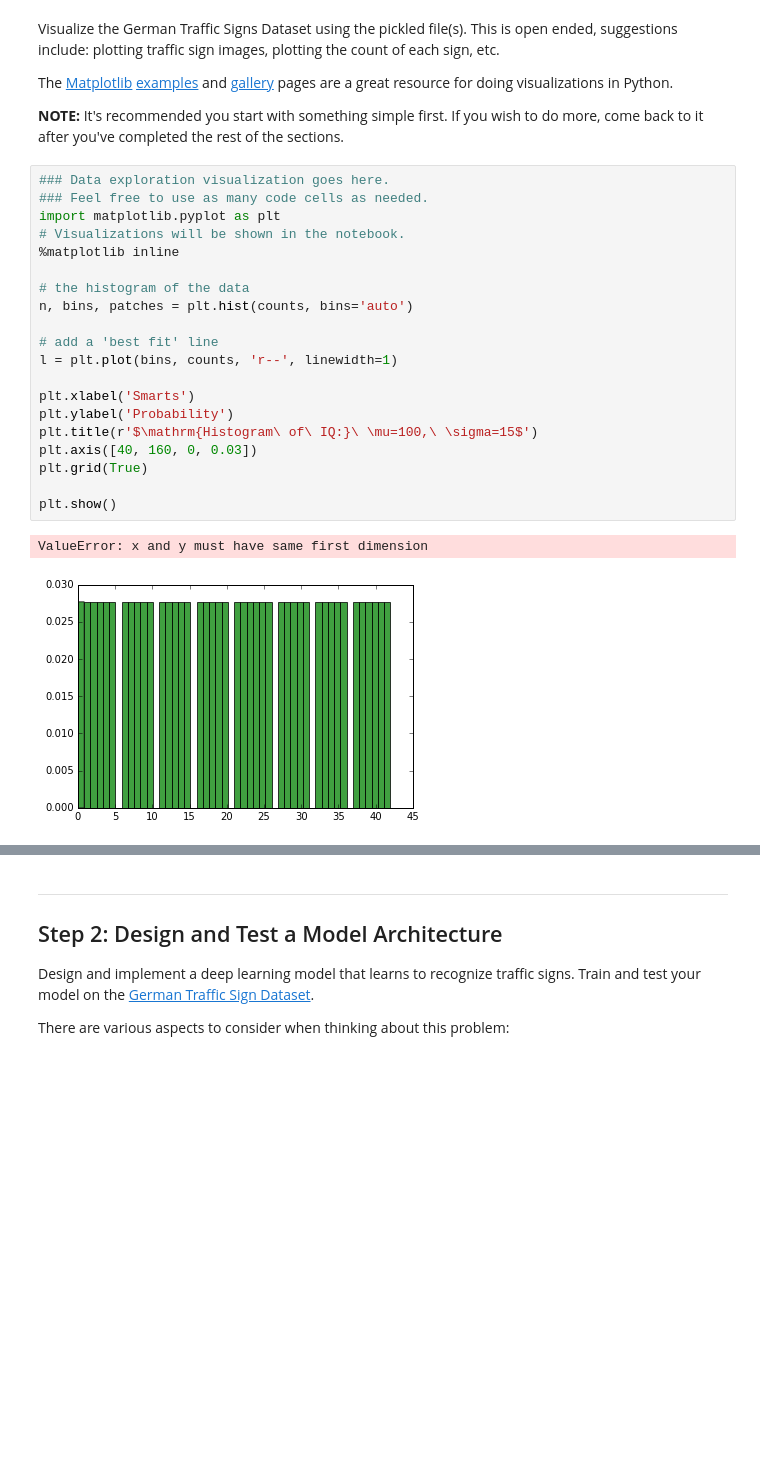
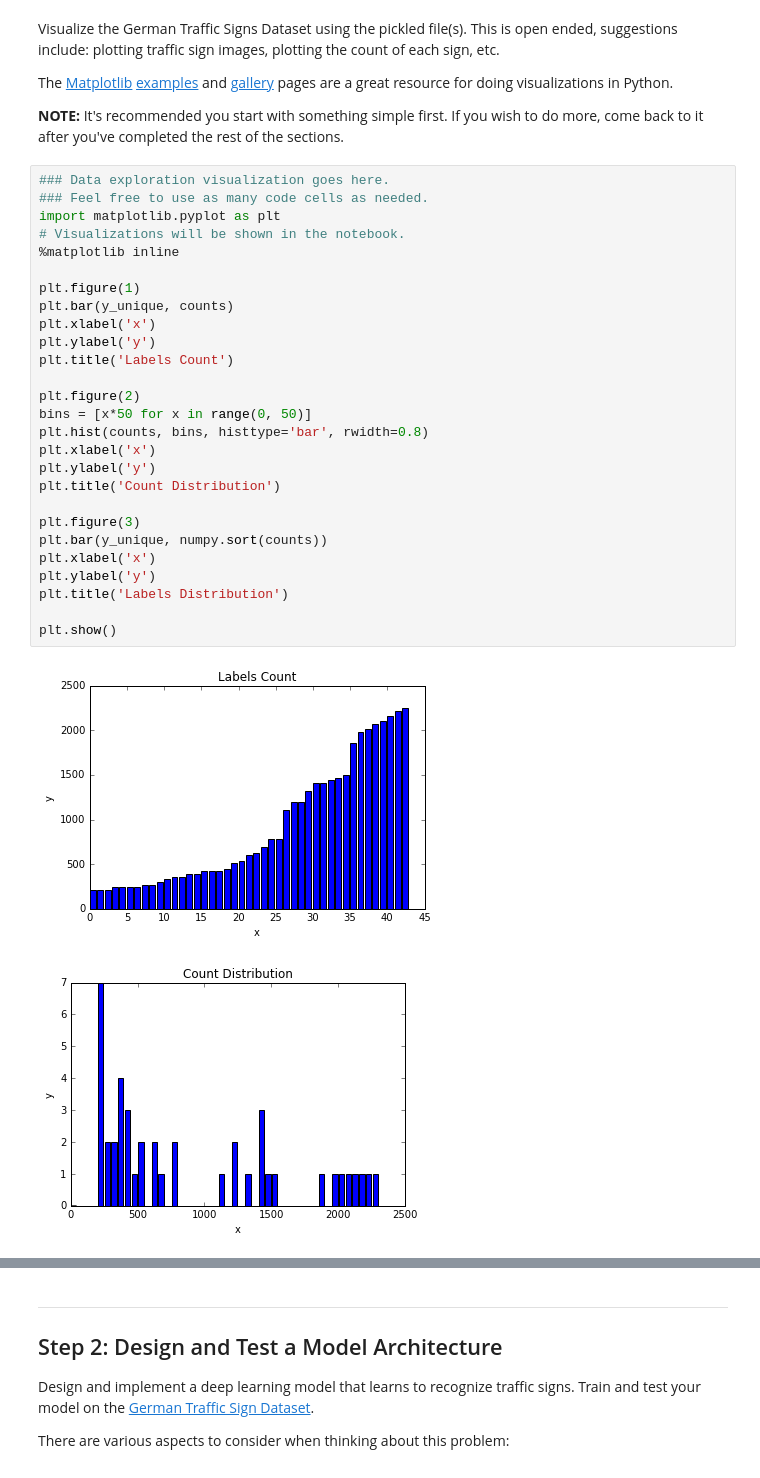
Before and after one commit to CreatCodeBuild/CarND-Traffic-Sign-Classifier-Project, a Jupyter notebook: Traffic_Sign_Classifier.ipynb, the cells around one changed output, grey strips where cells are left out. Saved outputs shown, nothing was run; the diff lists cells and outputs as text; blank space fills up the shorter version.

Commit message:
+ label counts, label distribution, count distribution

```diff
--- a/Traffic_Sign_Classifier.ipynb
+++ b/Traffic_Sign_Classifier.ipynb
@@ -78,23 +81,30 @@ The [Matplotlib](http://matplotlib.org/) [examples](http://matplotlib.org/exampl
 # %%
 ### Data exploration visualization goes here.
 ### Feel free to use as many code cells as needed.
 import matplotlib.pyplot as plt
 # Visualizations will be shown in the notebook.
 %matplotlib inline
 
-# the histogram of the data
-n, bins, patches = plt.hist(counts, bins='auto')
+plt.figure(1)
+plt.bar(y_unique, counts)
+plt.xlabel('x')
+plt.ylabel('y')
+plt.title('Labels Count')
 
-# add a 'best fit' line
-l = plt.plot(bins, counts, 'r--', linewidth=1)
+plt.figure(2)
+bins = [x*50 for x in range(0, 50)]
+plt.hist(counts, bins, histtype='bar', rwidth=0.8)
+plt.xlabel('x')
+plt.ylabel('y')
+plt.title('Count Distribution')
 
-plt.xlabel('Smarts')
-plt.ylabel('Probability')
-plt.title(r'$\mathrm{Histogram\ of\ IQ:}\ \mu=100,\ \sigma=15$')
-plt.axis([40, 160, 0, 0.03])
-plt.grid(True)
+plt.figure(3)
+plt.bar(y_unique, numpy.sort(counts))
+plt.xlabel('x')
+plt.ylabel('y')
+plt.title('Labels Distribution')
 
 plt.show()
 # %% [output]
-ValueError: x and y must have same first dimension
-[figure, old version]
+[figure, new version]
+[figure, added]
```
Also changed, not shown: parts of 2 cells of this notebook.
